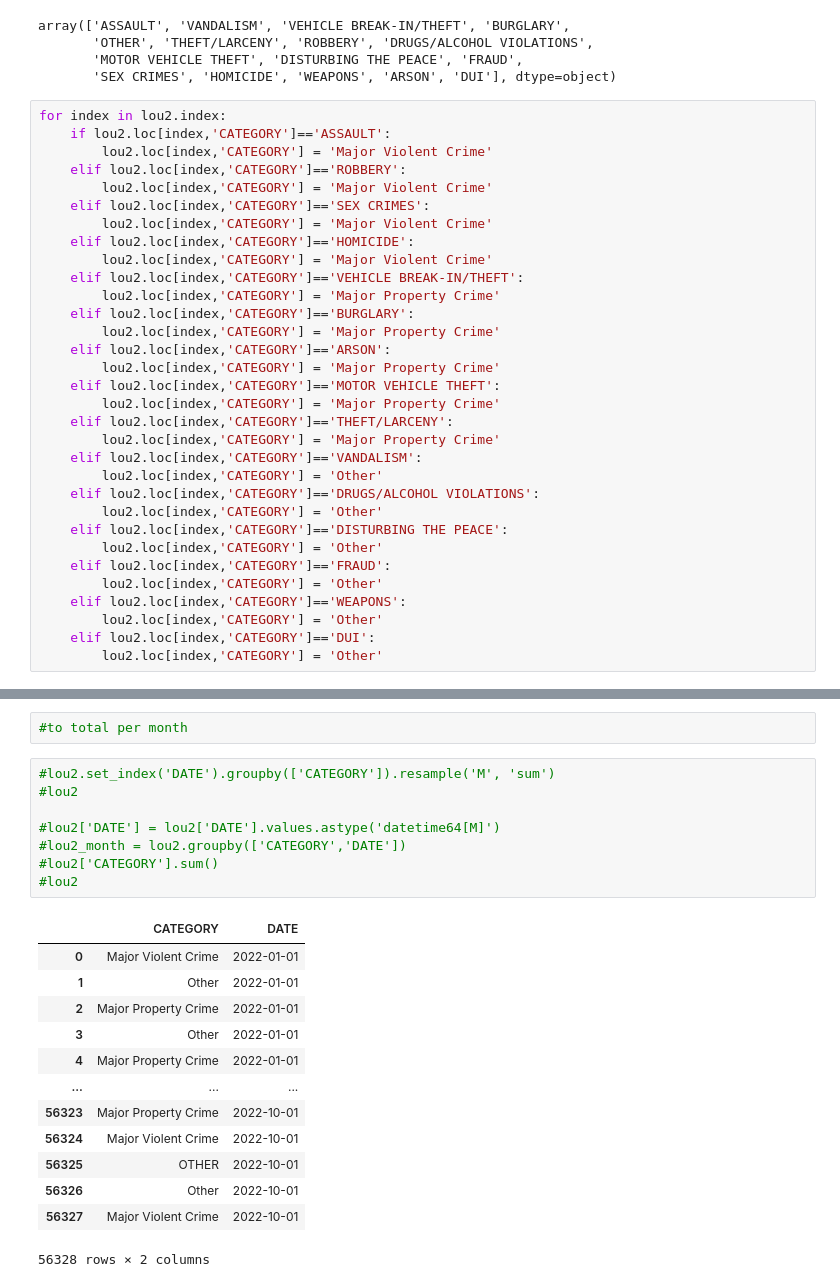
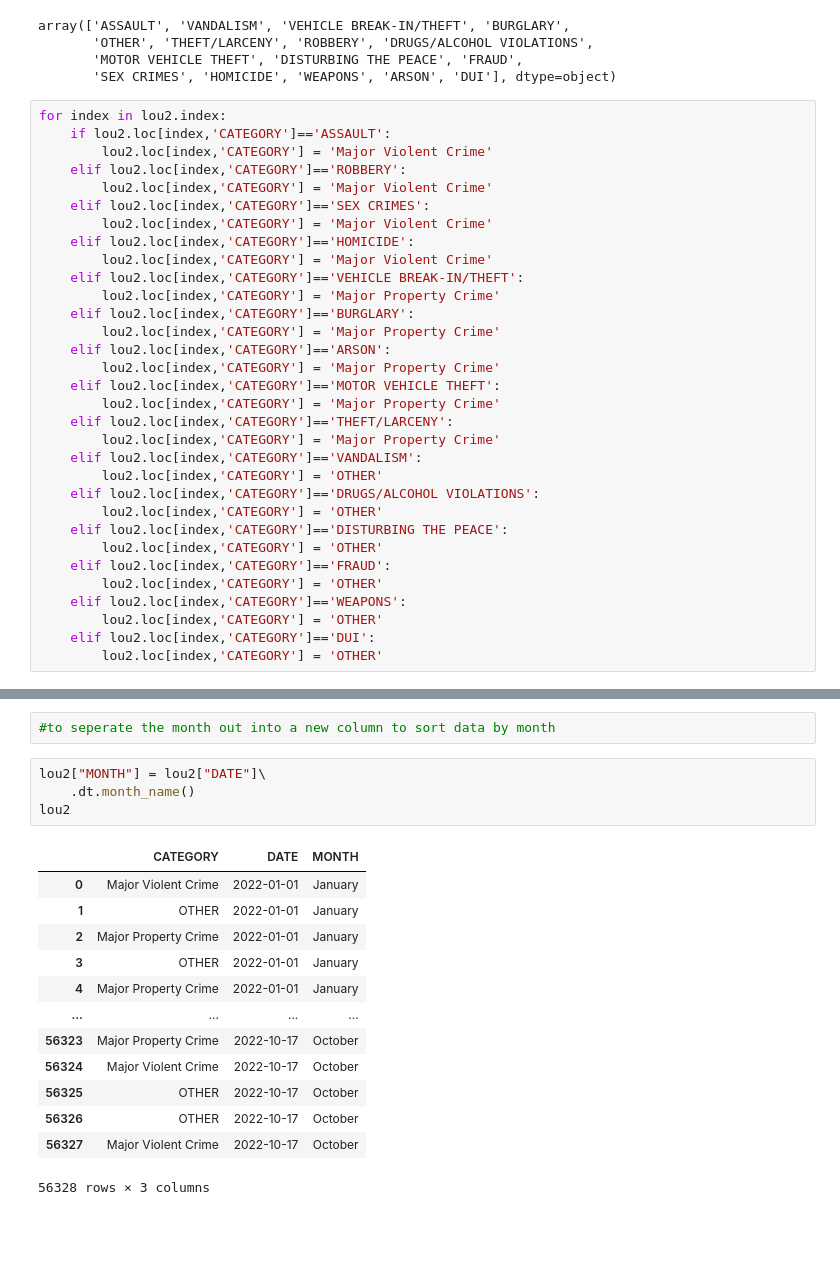
Before and after one commit to KimberlyB5/Comparing-Crime-LouisvilleKY-MemphisTN, a Jupyter notebook: Comparing-Crime-Louisville-Memphis.ipynb, the cells around one changed output, grey strips where cells are left out. Drawn from its saved outputs; the diff is of its cells as text; blank space fills up the shorter version.

```diff
--- a/Comparing-Crime-Louisville-Memphis.ipynb
+++ b/Comparing-Crime-Louisville-Memphis.ipynb
@@ -221,17 +236,17 @@ for index in lou2.index:
     elif lou2.loc[index,'CATEGORY']=='THEFT/LARCENY':
         lou2.loc[index,'CATEGORY'] = 'Major Property Crime'
     elif lou2.loc[index,'CATEGORY']=='VANDALISM':
-        lou2.loc[index,'CATEGORY'] = 'Other'
+        lou2.loc[index,'CATEGORY'] = 'OTHER'
     elif lou2.loc[index,'CATEGORY']=='DRUGS/ALCOHOL VIOLATIONS':
-        lou2.loc[index,'CATEGORY'] = 'Other'
+        lou2.loc[index,'CATEGORY'] = 'OTHER'
     elif lou2.loc[index,'CATEGORY']=='DISTURBING THE PEACE':
-        lou2.loc[index,'CATEGORY'] = 'Other'
+        lou2.loc[index,'CATEGORY'] = 'OTHER'
     elif lou2.loc[index,'CATEGORY']=='FRAUD':
-        lou2.loc[index,'CATEGORY'] = 'Other'
+        lou2.loc[index,'CATEGORY'] = 'OTHER'
     elif lou2.loc[index,'CATEGORY']=='WEAPONS':
-        lou2.loc[index,'CATEGORY'] = 'Other'
+        lou2.loc[index,'CATEGORY'] = 'OTHER'
     elif lou2.loc[index,'CATEGORY']=='DUI':
-        lou2.loc[index,'CATEGORY'] = 'Other'
+        lou2.loc[index,'CATEGORY'] = 'OTHER'
 # %%
 print(lou2)
 # %% [output]
@@ -250,26 +265,22 @@ print(lou2)
 
 [56328 rows x 2 columns]
 # %%
-#to total per month
+#to seperate the month out into a new column to sort data by month
 # %%
-#lou2.set_index('DATE').groupby(['CATEGORY']).resample('M', 'sum')
-#lou2
-
-#lou2['DATE'] = lou2['DATE'].values.astype('datetime64[M]')
-#lou2_month = lou2.groupby(['CATEGORY','DATE'])
-#lou2['CATEGORY'].sum()
-#lou2
+lou2["MONTH"] = lou2["DATE"]\
+    .dt.month_name()
+lou2
 # %% [output]
-|  | CATEGORY | DATE |
-| 0 | Major Violent Crime | 2022-01-01 |
-| 1 | Other | 2022-01-01 |
-| 2 | Major Property Crime | 2022-01-01 |
-| 3 | Other | 2022-01-01 |
-| 4 | Major Property Crime | 2022-01-01 |
-| ... | ... | ... |
-| 56323 | Major Property Crime | 2022-10-01 |
-| 56324 | Major Violent Crime | 2022-10-01 |
-| 56325 | OTHER | 2022-10-01 |
-| 56326 | Other | 2022-10-01 |
-| 56327 | Major Violent Crime | 2022-10-01 |
+|  | CATEGORY | DATE | MONTH |
+| 0 | Major Violent Crime | 2022-01-01 | January |
+| 1 | OTHER | 2022-01-01 | January |
+| 2 | Major Property Crime | 2022-01-01 | January |
+| 3 | OTHER | 2022-01-01 | January |
+| 4 | Major Property Crime | 2022-01-01 | January |
+| ... | ... | ... | ... |
+| 56323 | Major Property Crime | 2022-10-17 | October |
+| 56324 | Major Violent Crime | 2022-10-17 | October |
+| 56325 | OTHER | 2022-10-17 | October |
+| 56326 | OTHER | 2022-10-17 | October |
+| 56327 | Major Violent Crime | 2022-10-17 | October |
-56328 rows × 2 columns
+56328 rows × 3 columns
```
Also changed, not shown: parts of 9 cells of this notebook.
